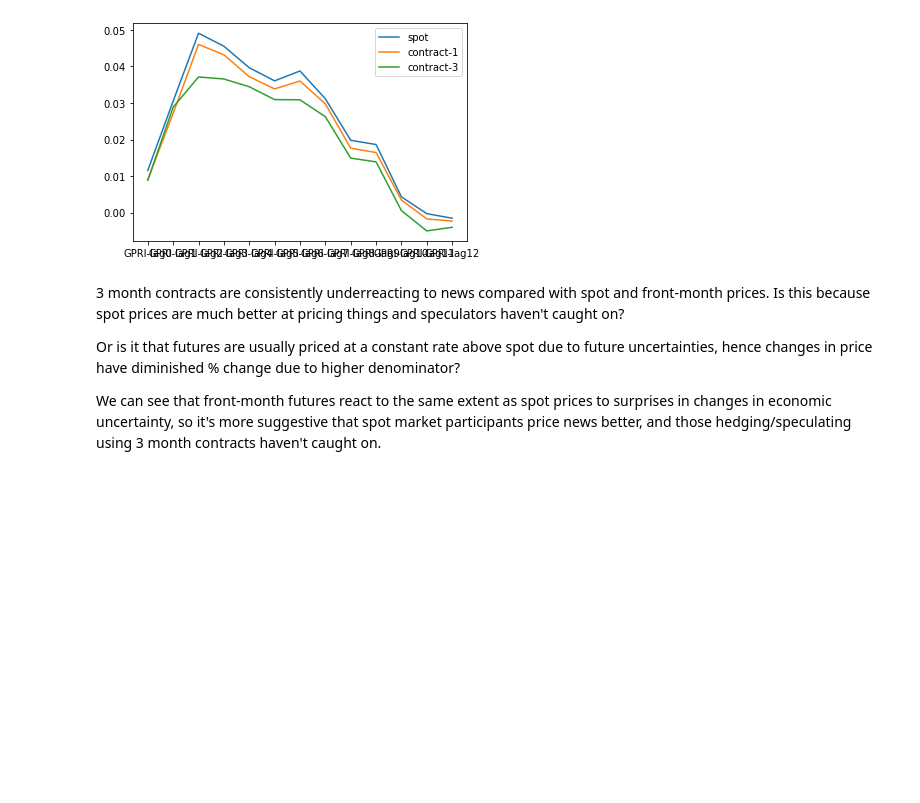
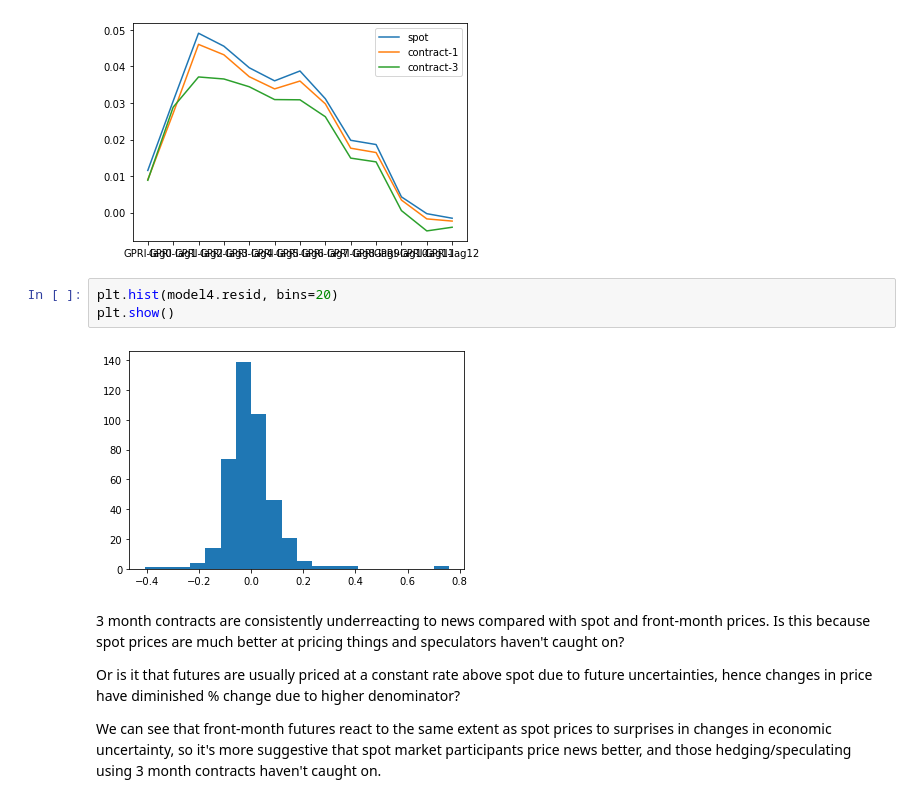
Before and after one commit to t0nychn/UG_thesis, a Jupyter notebook: NewsRegressionExploratory.ipynb, the cells around one changed output. Saved outputs shown, nothing was run; the diff lists cells and outputs as text; blank space fills up the shorter version.

```diff
--- a/NewsRegressionExploratory.ipynb
+++ b/NewsRegressionExploratory.ipynb
@@ -275,6 +280,11 @@ plt.legend()
 # %% [output]
 <matplotlib.legend.Legend at 0x...>
 [figure]
+# %%
+plt.hist(model4.resid, bins=20)
+plt.show()
+# %% [output]
+[figure, added]
 # %% [markdown]
 3 month contracts are consistently underreacting to news compared with spot and front-month prices. Is this because spot prices are much better at pricing things and speculators haven't caught on?
 
```
Also changed, not shown: parts of 13 cells of this notebook, 2 other files.
